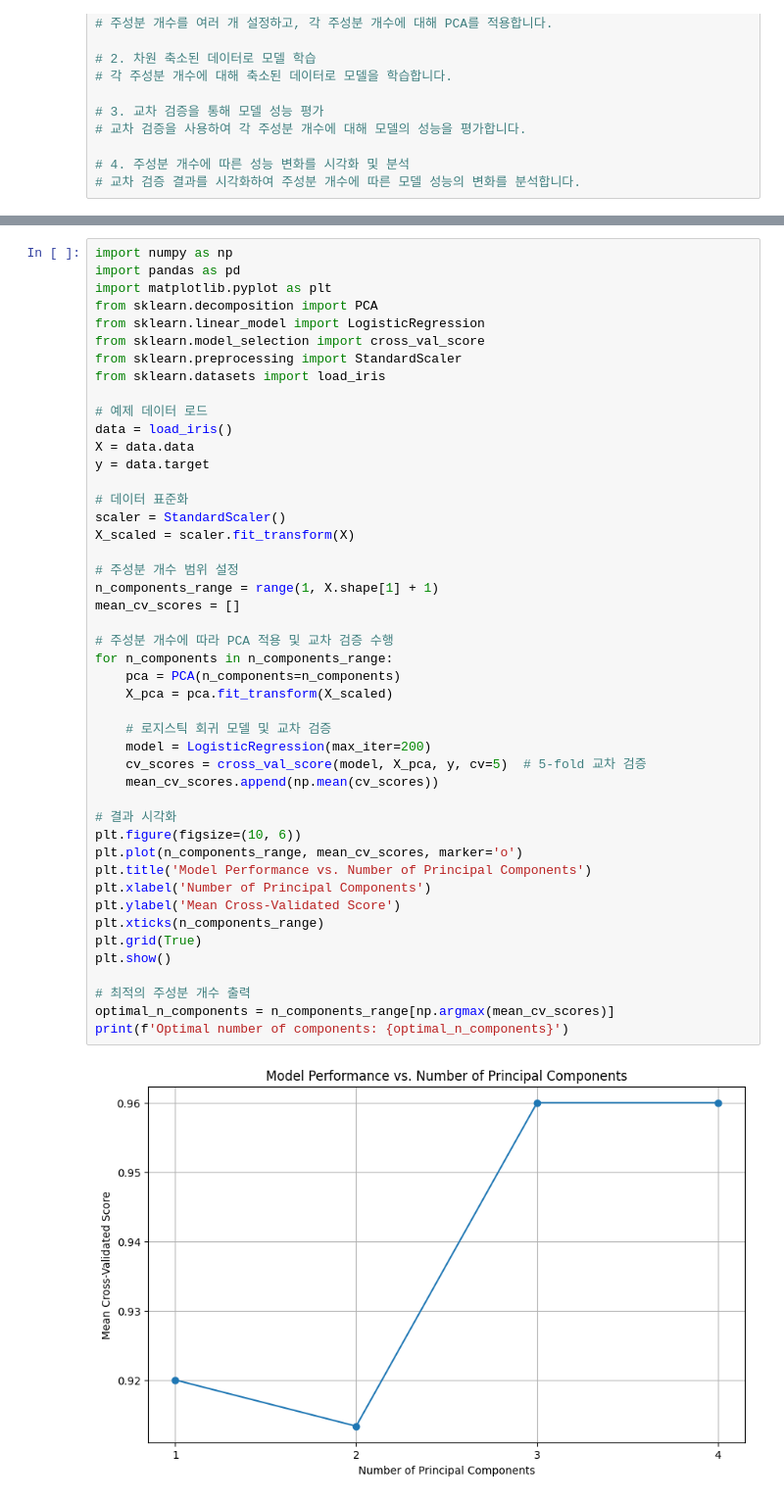
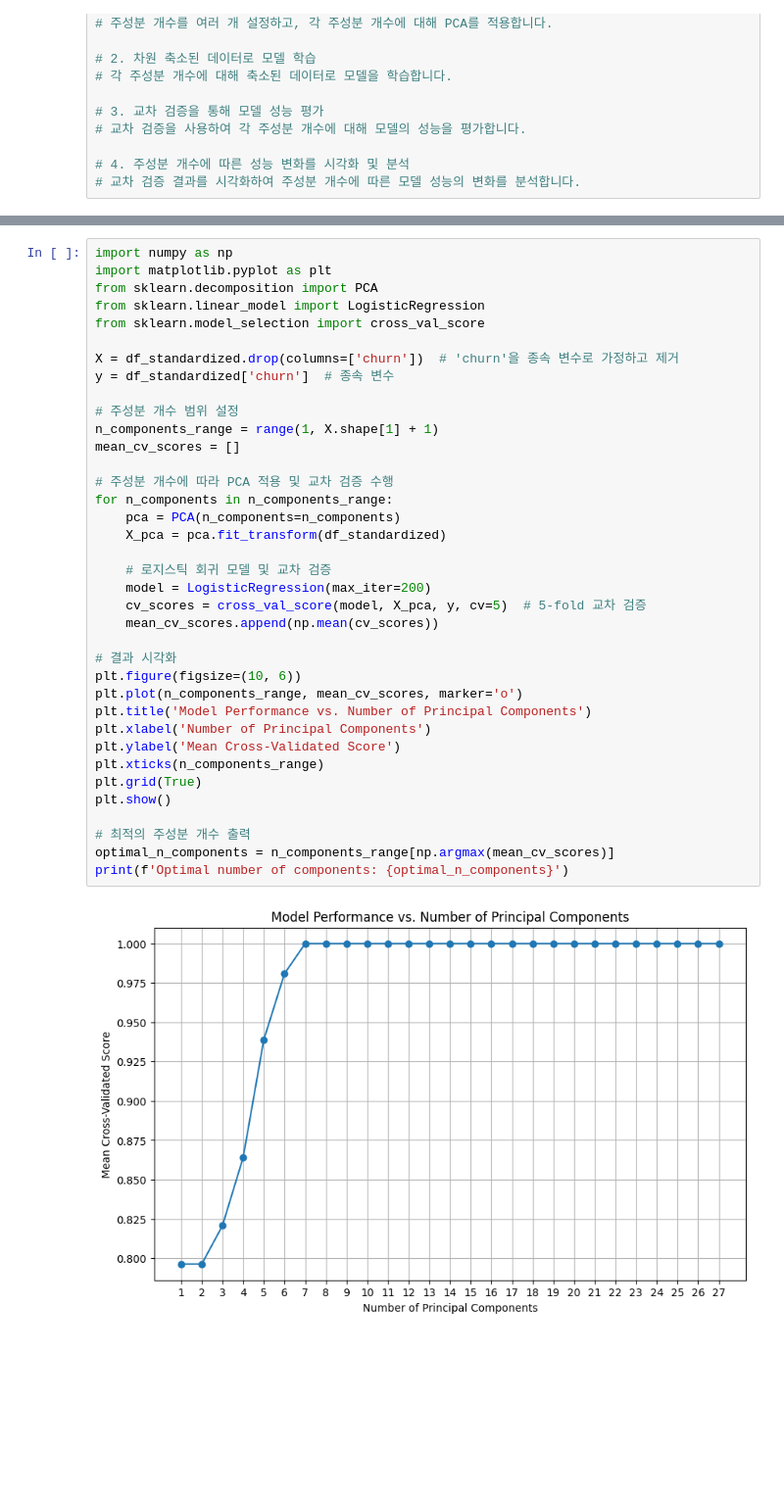
Before and after one commit to coconutkim/project_churn, a Jupyter notebook: real6.ipynb, the cells around one changed output, grey strips where cells are left out. Shown at 98% size. Saved outputs shown, nothing was run; the diff lists cells and outputs as text; blank space fills up the shorter version.

```diff
--- a/real6.ipynb
+++ b/real6.ipynb
@@ -475,48 +530,39 @@ df_normalized.to_csv(csv_filename, index=False)
 # %%
 import numpy as np
-import pandas as pd
 import matplotlib.pyplot as plt
 from sklearn.decomposition import PCA
 from sklearn.linear_model import LogisticRegression
 from sklearn.model_selection import cross_val_score
-from sklearn.preprocessing import StandardScaler
-from sklearn.datasets import load_iris
 
-# 예제 데이터 로드
-data = load_iris()
-X = data.data
-y = data.target
-
-# 데이터 표준화
-scaler = StandardScaler()
-X_scaled = scaler.fit_transform(X)
+X = df_standardized.drop(columns=['churn'])  # 'churn'을 종속 변수로 가정하고 제거
+y = df_standardized['churn']  # 종속 변수
 
 # 주성분 개수 범위 설정
 n_components_range = range(1, X.shape[1] + 1)
 mean_cv_scores = []
 
 # 주성분 개수에 따라 PCA 적용 및 교차 검증 수행
 for n_components in n_components_range:
     pca = PCA(n_components=n_components)
-    X_pca = pca.fit_transform(X_scaled)
+    X_pca = pca.fit_transform(df_standardized)
 
     # 로지스틱 회귀 모델 및 교차 검증
     model = LogisticRegression(max_iter=200)
     cv_scores = cross_val_score(model, X_pca, y, cv=5)  # 5-fold 교차 검증
     mean_cv_scores.append(np.mean(cv_scores))
 
 # 결과 시각화
 plt.figure(figsize=(10, 6))
 plt.plot(n_components_range, mean_cv_scores, marker='o')
 plt.title('Model Performance vs. Number of Principal Components')
 plt.xlabel('Number of Principal Components')
 plt.ylabel('Mean Cross-Validated Score')
 plt.xticks(n_components_range)
 plt.grid(True)
 plt.show()
 
 # 최적의 주성분 개수 출력
 optimal_n_components = n_components_range[np.argmax(mean_cv_scores)]
 print(f'Optimal number of components: {optimal_n_components}')
 # %% [output]
-[figure, old version]
+[figure, new version]
```
Also changed, not shown: parts of 17 cells of this notebook.
